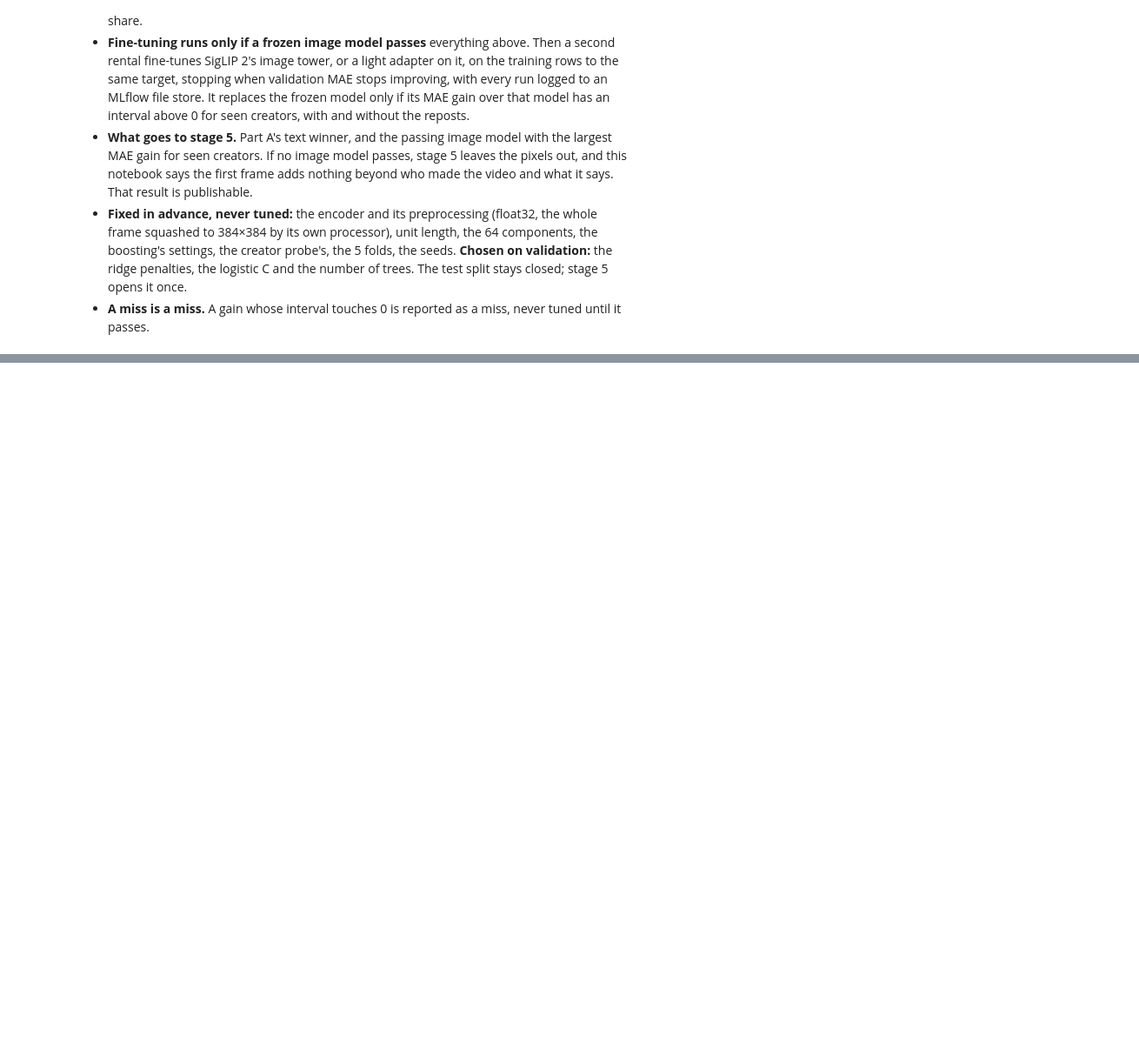
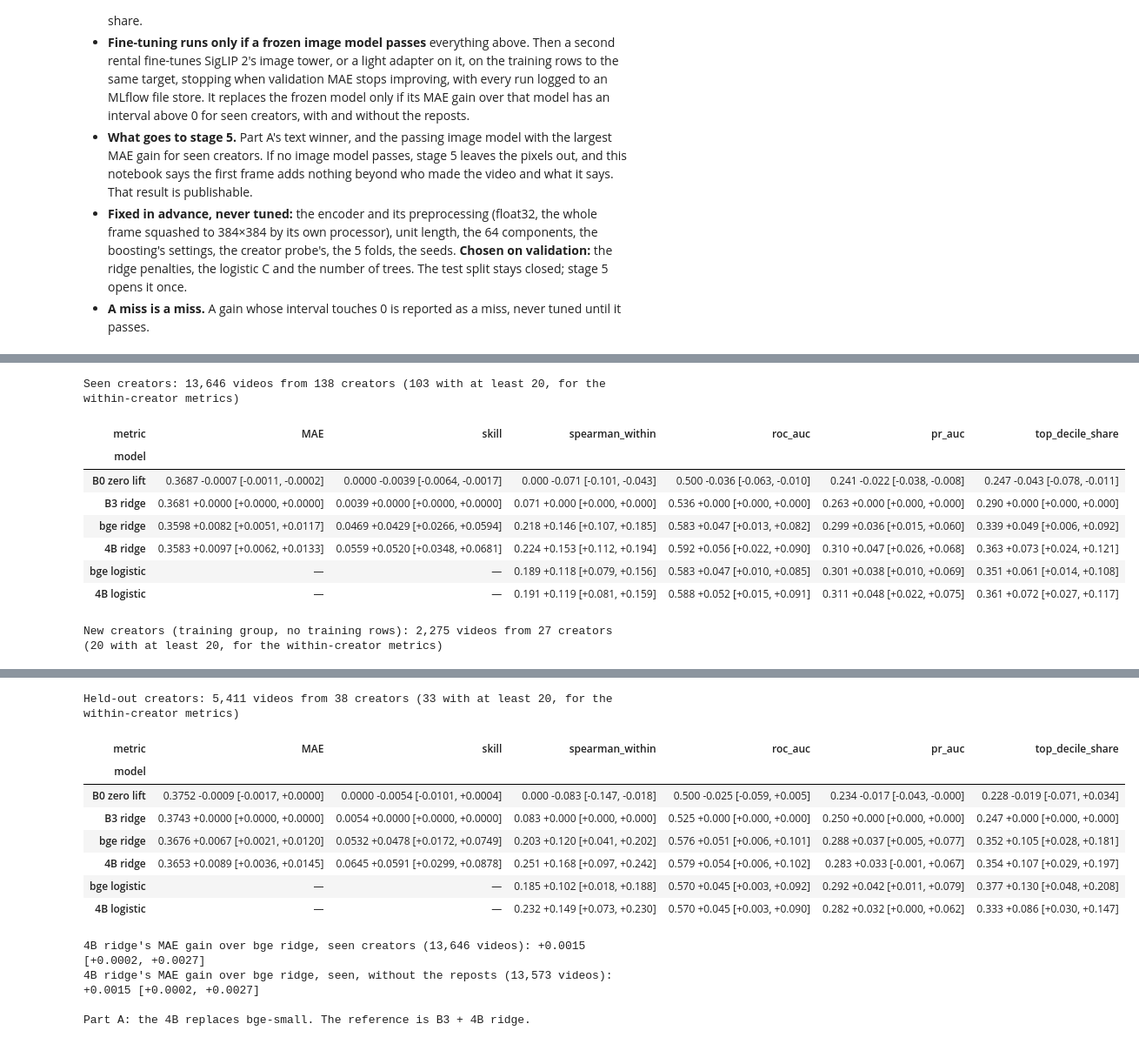
Before and after one commit to saricmilos/share-rate-prediction, a Jupyter notebook: notebooks/04_image.ipynb, the cells around one changed output, grey strips where cells are left out. Shown at 87% size. Saved outputs shown, nothing was run; the diff lists cells and outputs as text; code cells hidden in the pictures; blank space fills up the shorter version.

```diff
--- a/notebooks/04_image.ipynb
+++ b/notebooks/04_image.ipynb
@@ -108,0 +476,58 @@ is applied as written and never re-decided:
+# %%
+LIFT_METRICS = ["MAE", "skill"]  # need a lift; the others only need an order
+DIGITS = {"MAE": 4, "skill": 4}
+
+
+def score_table(preds, rows, base):
+    # Every metric for every prediction on `rows`, with the paired gain over `base`; logistic scores skip MAE and skill
+    out = []
+    for metric_name, (metric, lower_is_better) in METRICS.items():
+        chosen = {m: p[rows] for m, p in preds.items() if metric_name not in LIFT_METRICS or "logistic" not in m}
+        table = paired_creator_bootstrap(metric, lift[rows], chosen, creator[rows], base=base,
+                                         lower_is_better=lower_is_better, n_boot=N_BOOT, seed=SEED)
+        out.append(table.assign(metric=metric_name).rename_axis("model").reset_index())
+    return pd.concat(out, ignore_index=True)
+
+
+def cell(row):
+    digits = DIGITS.get(row.metric, 3)
+    gain, low, high = row.gain + 0.0, row.gain_low + 0.0, row.gain_high + 0.0  # + 0.0 turns -0.0 into 0.0
+    return f"{row.value:.{digits}f}  {gain:+.{digits}f} [{low:+.{digits}f}, {high:+.{digits}f}]"
+
+
+def show(table, order):
+    display(table.assign(text=table.apply(cell, axis=1)).pivot(index="model", columns="metric", values="text")
+            .reindex(index=order, columns=list(METRICS)).fillna("—"))
+
+
+TEXT_MODELS = ["B0 zero lift", "B3 ridge", "bge ridge", "4B ridge", "bge logistic", "4B logistic"]
+every = predictions | scores
+for g in GROUPS:
+    rows = validation & (group == g)
+    print(f"\n{GROUP_NAMES[g]}: {rows.sum():,} videos from {len(set(creator[rows]))} creators "
+          f"({eligible_creators(pd.factorize(creator[rows])[0])} with at least 20, for the within-creator metrics)")
+    show(score_table({m: every[m] for m in TEXT_MODELS}, rows, base="B3 ridge"), TEXT_MODELS)
+
+bar_a = {}
+for label, rows in {"seen creators": seen_rows, "seen, without the reposts": seen_rows & ~twin}.items():
+    table = paired_creator_bootstrap(METRICS["MAE"][0], lift[rows],
+                                     {m: predictions[m][rows] for m in ["bge ridge", "4B ridge"]},
+                                     creator[rows], base="bge ridge", lower_is_better=True, n_boot=N_BOOT, seed=SEED)
+    bar_a[label] = table.loc["4B ridge"]
+    print(f"4B ridge's MAE gain over bge ridge, {label} ({rows.sum():,} videos): "
+          f"{table.loc['4B ridge', 'gain']:+.4f} [{table.loc['4B ridge', 'gain_low']:+.4f}, "
+          f"{table.loc['4B ridge', 'gain_high']:+.4f}]")
+qwen_wins = all(r.gain_low > 0 for r in bar_a.values())  # section 0, Part A: both intervals above 0
+TEXT = "4B ridge" if qwen_wins else "bge ridge"
+print(f"\nPart A: {'the 4B replaces bge-small' if qwen_wins else 'bge-small stays'}. The reference is B3 + {TEXT}.")
+# %% [output]
+Seen creators: 13,646 videos from 138 creators (103 with at least 20, for the within-creator metrics)
+| metric | MAE | skill | spearman_within | roc_auc | pr_auc | top_decile_share |
+| model |  |  |  |  |  |  |
+| B0 zero lift | 0.3687 -0.0007 [-0.0011, -0.0002] | 0.0000 -0.0039 [-0.0064, -0.0017] | 0.000 -0.071 [-0.101, -0.043] | 0.500 -0.036 [-0.063, -0.010] | 0.241 -0.022 [-0.038, -0.008] | 0.247 -0.043 [-0.078, -0.011] |
+| B3 ridge | 0.3681 +0.0000 [+0.0000, +0.0000] | 0.0039 +0.0000 [+0.0000, +0.0000] | 0.071 +0.000 [+0.000, +0.000] | 0.536 +0.000 [+0.000, +0.000] | 0.263 +0.000 [+0.000, +0.000] | 0.290 +0.000 [+0.000, +0.000] |
+| bge ridge | 0.3598 +0.0082 [+0.0051, +0.0117] | 0.0469 +0.0429 [+0.0266, +0.0594] | 0.218 +0.146 [+0.107, +0.185] | 0.583 +0.047 [+0.013, +0.082] | 0.299 +0.036 [+0.015, +0.060] | 0.339 +0.049 [+0.006, +0.092] |
+| 4B ridge | 0.3583 +0.0097 [+0.0062, +0.0133] | 0.0559 +0.0520 [+0.0348, +0.0681] | 0.224 +0.153 [+0.112, +0.194] | 0.592 +0.056 [+0.022, +0.090] | 0.310 +0.047 [+0.026, +0.068] | 0.363 +0.073 [+0.024, +0.121] |
+| bge logistic | — | — | 0.189 +0.118 [+0.079, +0.156] | 0.583 +0.047 [+0.010, +0.085] | 0.301 +0.038 [+0.010, +0.069] | 0.351 +0.061 [+0.014, +0.108] |
+| 4B logistic | — | — | 0.191 +0.119 [+0.081, +0.159] | 0.588 +0.052 [+0.015, +0.091] | 0.311 +0.048 [+0.022, +0.075] | 0.361 +0.072 [+0.027, +0.117] |
+New creators (training group, no training rows): 2,275 videos from 27 creators (20 with at least 20, for the within-creator metrics)
@@ -108,0 +542,13 @@ is applied as written and never re-decided:
+Held-out creators: 5,411 videos from 38 creators (33 with at least 20, for the within-creator metrics)
+| metric | MAE | skill | spearman_within | roc_auc | pr_auc | top_decile_share |
+| model |  |  |  |  |  |  |
+| B0 zero lift | 0.3752 -0.0009 [-0.0017, +0.0000] | 0.0000 -0.0054 [-0.0101, +0.0004] | 0.000 -0.083 [-0.147, -0.018] | 0.500 -0.025 [-0.059, +0.005] | 0.234 -0.017 [-0.043, -0.000] | 0.228 -0.019 [-0.071, +0.034] |
+| B3 ridge | 0.3743 +0.0000 [+0.0000, +0.0000] | 0.0054 +0.0000 [+0.0000, +0.0000] | 0.083 +0.000 [+0.000, +0.000] | 0.525 +0.000 [+0.000, +0.000] | 0.250 +0.000 [+0.000, +0.000] | 0.247 +0.000 [+0.000, +0.000] |
+| bge ridge | 0.3676 +0.0067 [+0.0021, +0.0120] | 0.0532 +0.0478 [+0.0172, +0.0749] | 0.203 +0.120 [+0.041, +0.202] | 0.576 +0.051 [+0.006, +0.101] | 0.288 +0.037 [+0.005, +0.077] | 0.352 +0.105 [+0.028, +0.181] |
+| 4B ridge | 0.3653 +0.0089 [+0.0036, +0.0145] | 0.0645 +0.0591 [+0.0299, +0.0878] | 0.251 +0.168 [+0.097, +0.242] | 0.579 +0.054 [+0.006, +0.102] | 0.283 +0.033 [-0.001, +0.067] | 0.354 +0.107 [+0.029, +0.197] |
+| bge logistic | — | — | 0.185 +0.102 [+0.018, +0.188] | 0.570 +0.045 [+0.003, +0.092] | 0.292 +0.042 [+0.011, +0.079] | 0.377 +0.130 [+0.048, +0.208] |
+| 4B logistic | — | — | 0.232 +0.149 [+0.073, +0.230] | 0.570 +0.045 [+0.003, +0.090] | 0.282 +0.032 [+0.000, +0.062] | 0.333 +0.086 [+0.030, +0.147] |
+4B ridge's MAE gain over bge ridge, seen creators (13,646 videos): +0.0015 [+0.0002, +0.0027]
+4B ridge's MAE gain over bge ridge, seen, without the reposts (13,573 videos): +0.0015 [+0.0002, +0.0027]
+
+Part A: the 4B replaces bge-small. The reference is B3 + 4B ridge.
```
Also changed, not shown: parts of 49 cells of this notebook.
